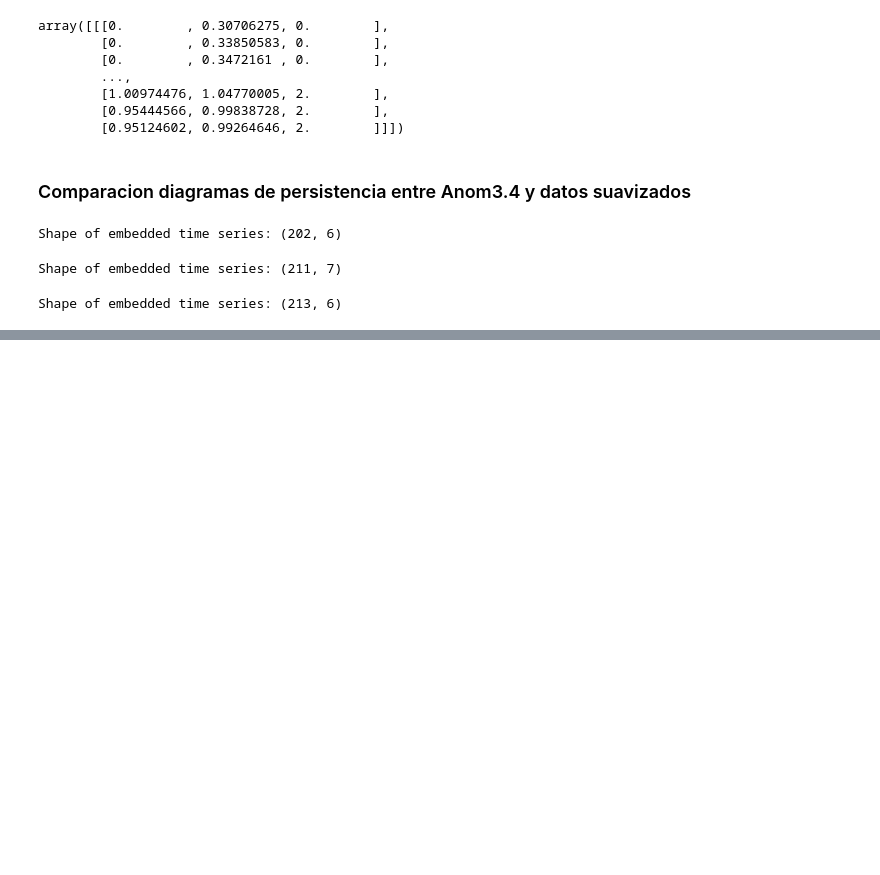
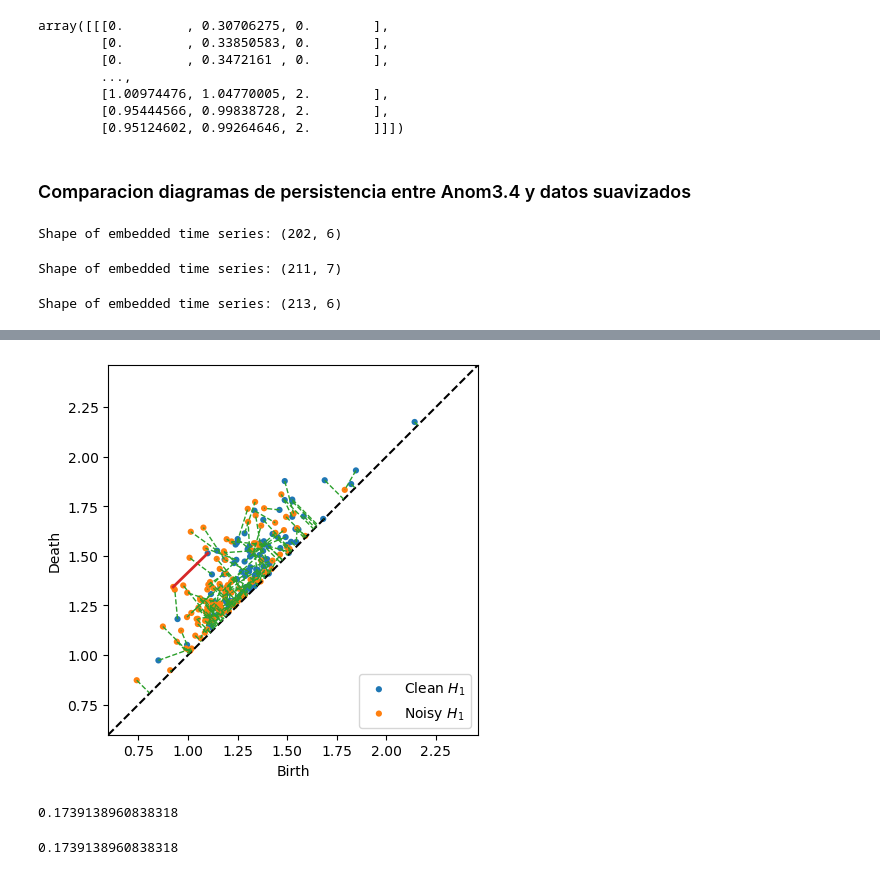
Before and after one commit to fedemedina72/RetoEquipo1, a Jupyter notebook: TimeSeries.ipynb, the cells around one changed output, grey strips where cells are left out. Cells and saved outputs as stored; diff of their text form; code cells hidden in the pictures; blank space fills up the shorter version.

```diff
--- a/TimeSeries.ipynb
+++ b/TimeSeries.ipynb
@@ -517,0 +533,12 @@ array([[2.55926091]])
+# %%
+distance_bottleneck, matching = persim.bottleneck(dgm_clean, dgm_noisy, matching=True)
+persim.bottleneck_matching(dgm_clean, dgm_noisy, matching, labels=['Clean $H_1$', 'Noisy $H_1$'])
+plt.show()
+# %% [output]
+[figure, added]
+# %%
+print(distance_bottleneck)
+persim.bottleneck(dgm_clean, dgm_noisy)
+# %% [output]
+0.1739138960838318
+0.1739138960838318
```
Also changed, not shown: parts of 7 cells of this notebook.
